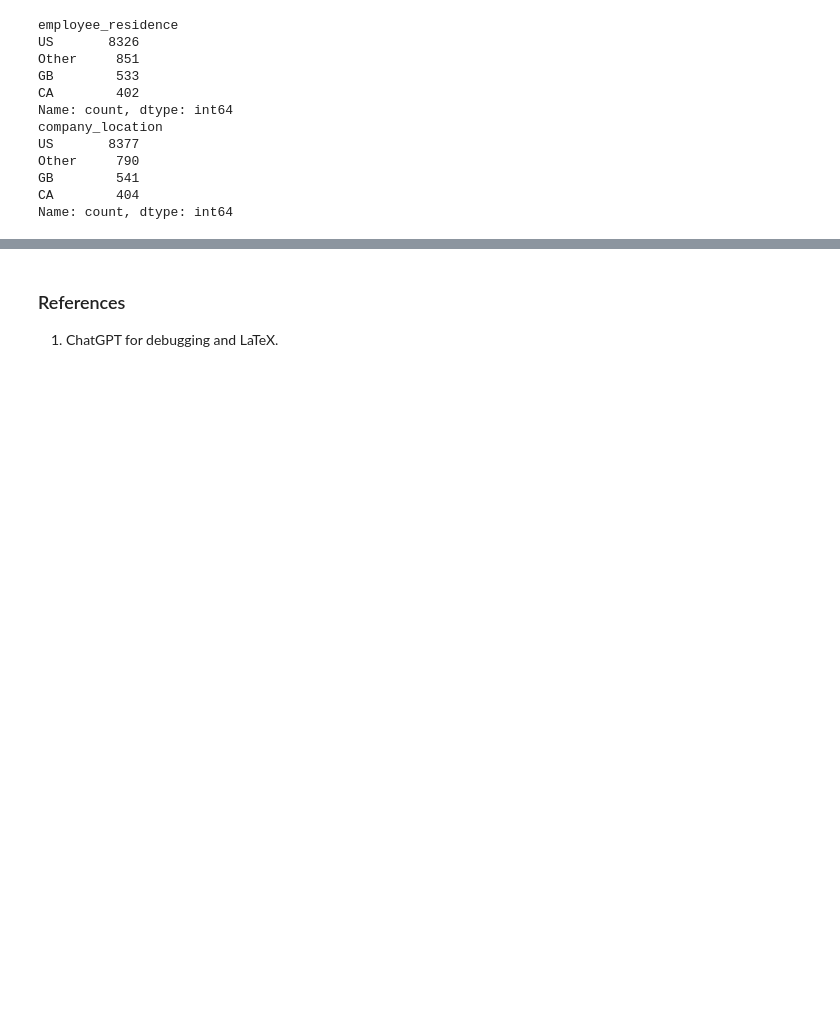
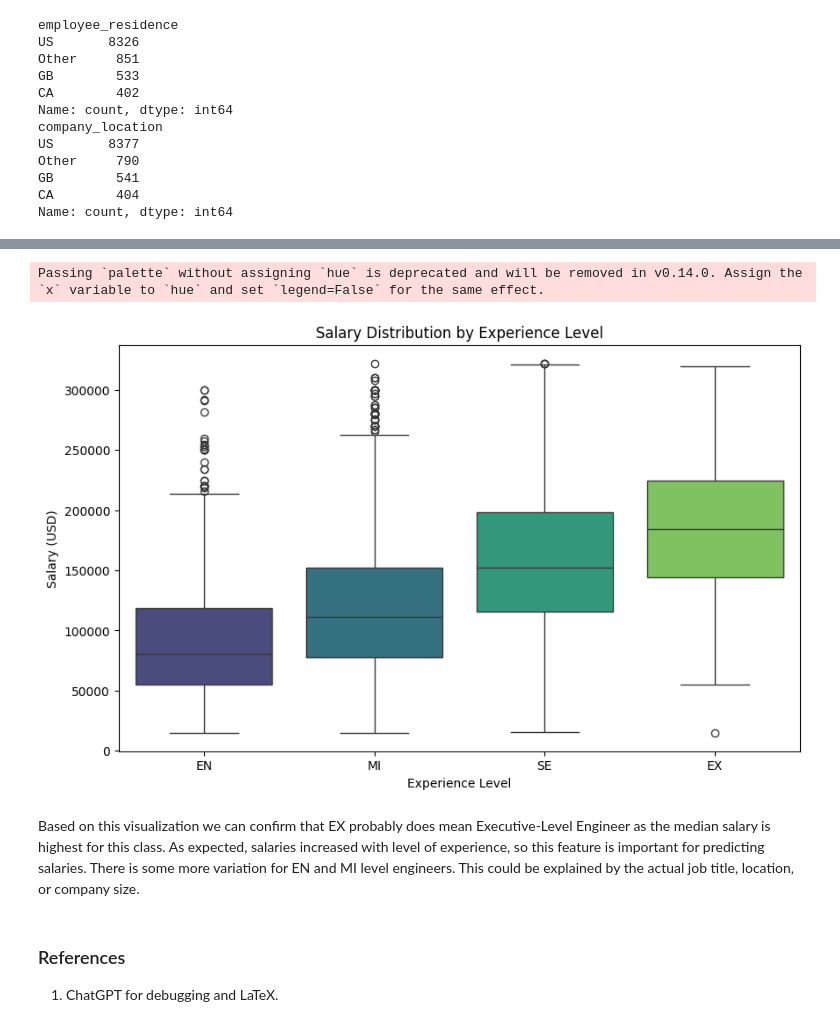
Before and after one commit to fabiola-rojas/itcs3162-proj3, a Jupyter notebook: proj3-salary.ipynb, the cells around one changed output, grey strips where cells are left out. Saved outputs shown, nothing was run; the diff lists cells and outputs as text; code cells hidden in the pictures; blank space fills up the shorter version.

```diff
--- a/proj3-salary.ipynb
+++ b/proj3-salary.ipynb
@@ -208,3 +259,16 @@ Name: count, dtype: int64
+# %%
+plt.figure(figsize=(10, 6))
+sns.boxplot(data=df, x='experience_level', y='salary_usd',
+            order=['EN', 'MI', 'SE', 'EX'], palette='viridis')
+plt.title('Salary Distribution by Experience Level')
+plt.xlabel('Experience Level')
+plt.ylabel('Salary (USD)')
+plt.show()
+# %% [output]
+Passing `palette` without assigning `hue` is deprecated and will be removed in v0.14.0. Assign the `x` variable to `hue` and set `legend=False` for the same effect.
+[figure, added]
+# %% [markdown]
+Based on this visualization we can confirm that EX probably does mean Executive-Level Engineer as the median salary is highest for this class. As expected, salaries increased with level of experience, so this feature is important for predicting salaries. There is some more variation for EN and MI level engineers. This could be explained by the actual job title, location, or company size.
 # %% [markdown]
 ### References
 1. ChatGPT for debugging and LaTeX.
```
Also changed, not shown: parts of 16 cells of this notebook.
